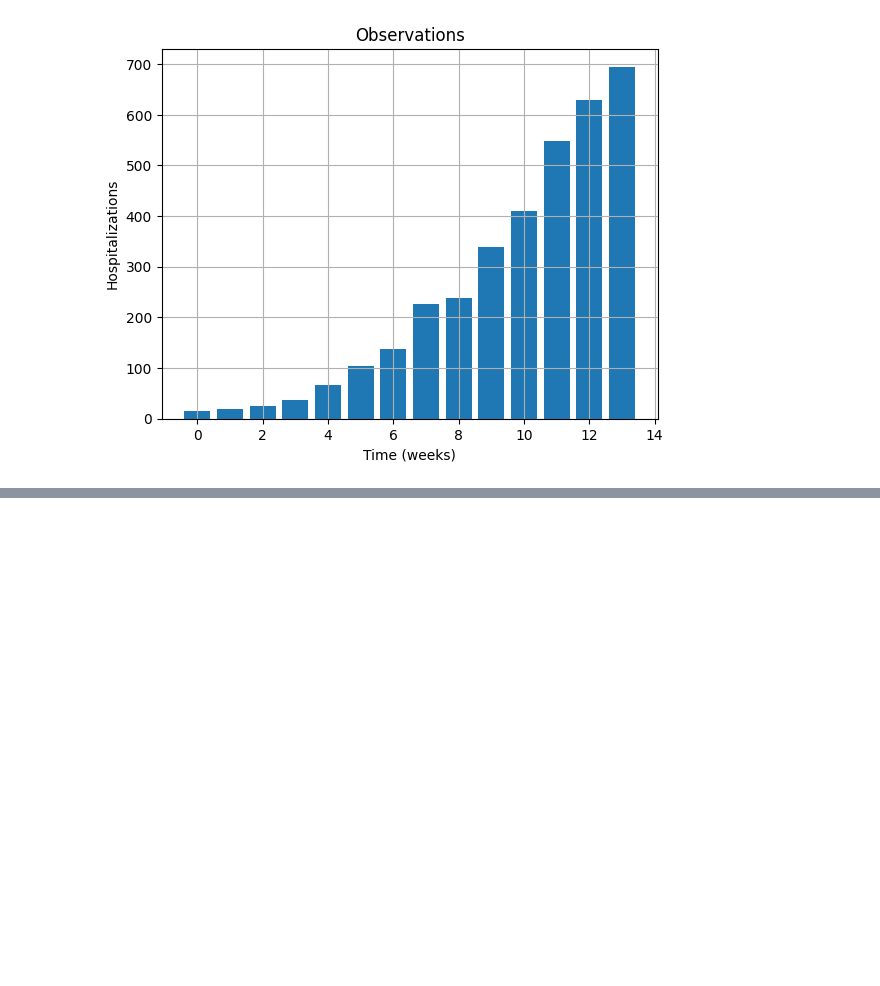
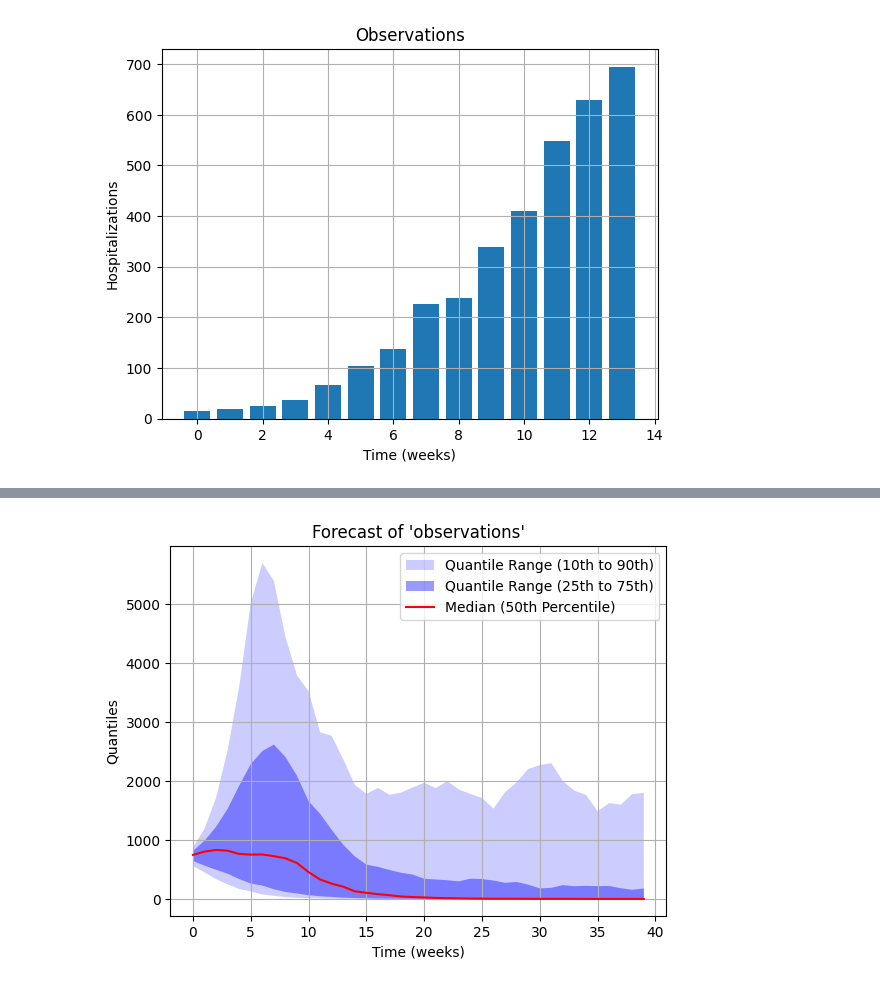
Before and after one commit to NAU-CCL/Epymorph, a Jupyter notebook: epymorph/parameter_forecasting/forecasting.ipynb, the cells around one changed output, grey strips where cells are left out. Cells and saved outputs as stored; diff of their text form; code cells hidden in the pictures; blank space fills up the shorter version.

```diff
--- a/epymorph/parameter_forecasting/forecasting.ipynb
+++ b/epymorph/parameter_forecasting/forecasting.ipynb
@@ -173,0 +234,42 @@ plt.show()
+# %%
+import matplotlib.pyplot as plt
+
+
+key = "observations"
+node_index = 0
+truth = None
+
+key_quantiles = np.array(obs_quantiles)
+
+plt.fill_between(
+    np.arange(0, len(key_quantiles)),
+    key_quantiles[:, 3, 0],
+    key_quantiles[:, 22 - 3, 0],
+    facecolor="blue",
+    alpha=0.2,
+    label="Quantile Range (10th to 90th)",
+)
+plt.fill_between(
+    np.arange(0, len(key_quantiles)),
+    key_quantiles[:, 6, 0],
+    key_quantiles[:, 22 - 6, 0],
+    facecolor="blue",
+    alpha=0.4,
+    label="Quantile Range (25th to 75th)",
+)
+
+plt.plot(
+    np.arange(0, len(key_quantiles)),
+    key_quantiles[:, 11, 0],
+    color="red",
+    label="Median (50th Percentile)",
+)
+
+plt.title(f"Forecast of '{key}'")
+plt.xlabel("Time (weeks)")
+plt.ylabel("Quantiles")
+plt.legend(loc="upper right")
+plt.grid(True)
+plt.show()
+# %% [output]
+[figure, added]
```
Also changed, not shown: parts of 6 cells of this notebook, 1 other file.
